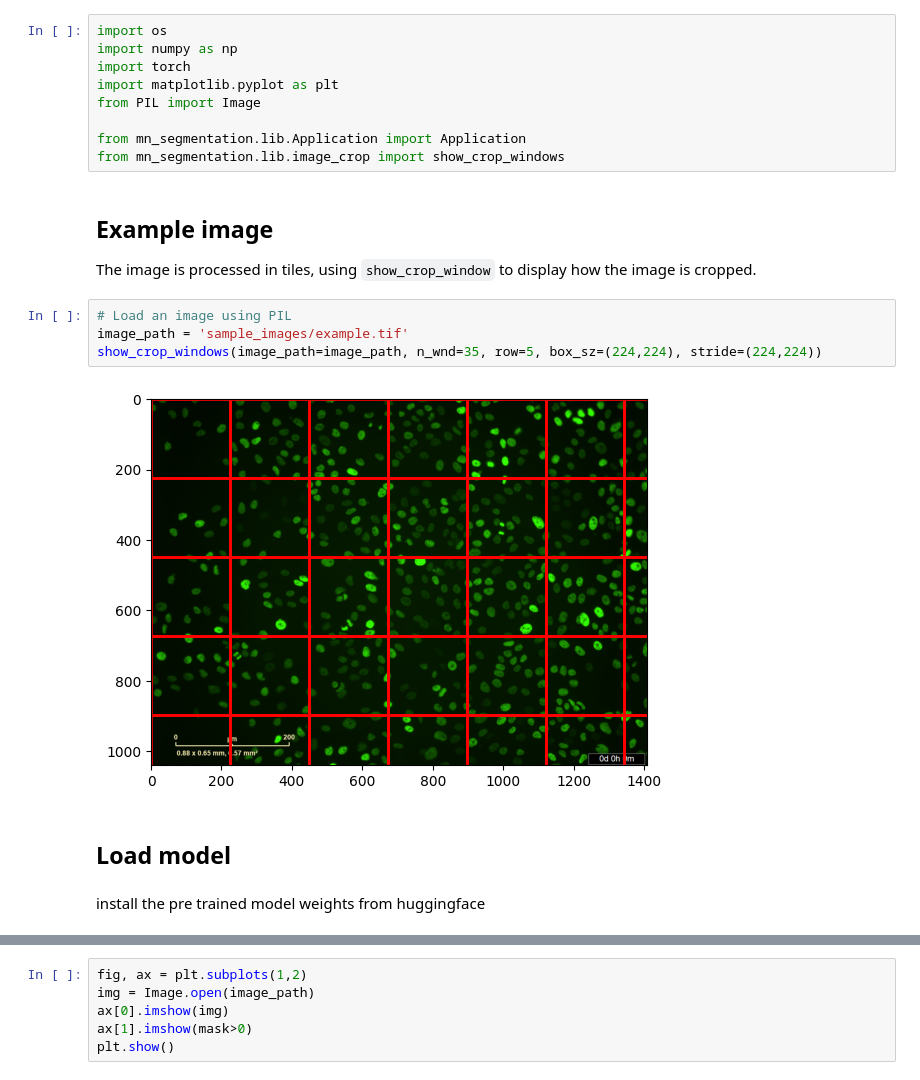
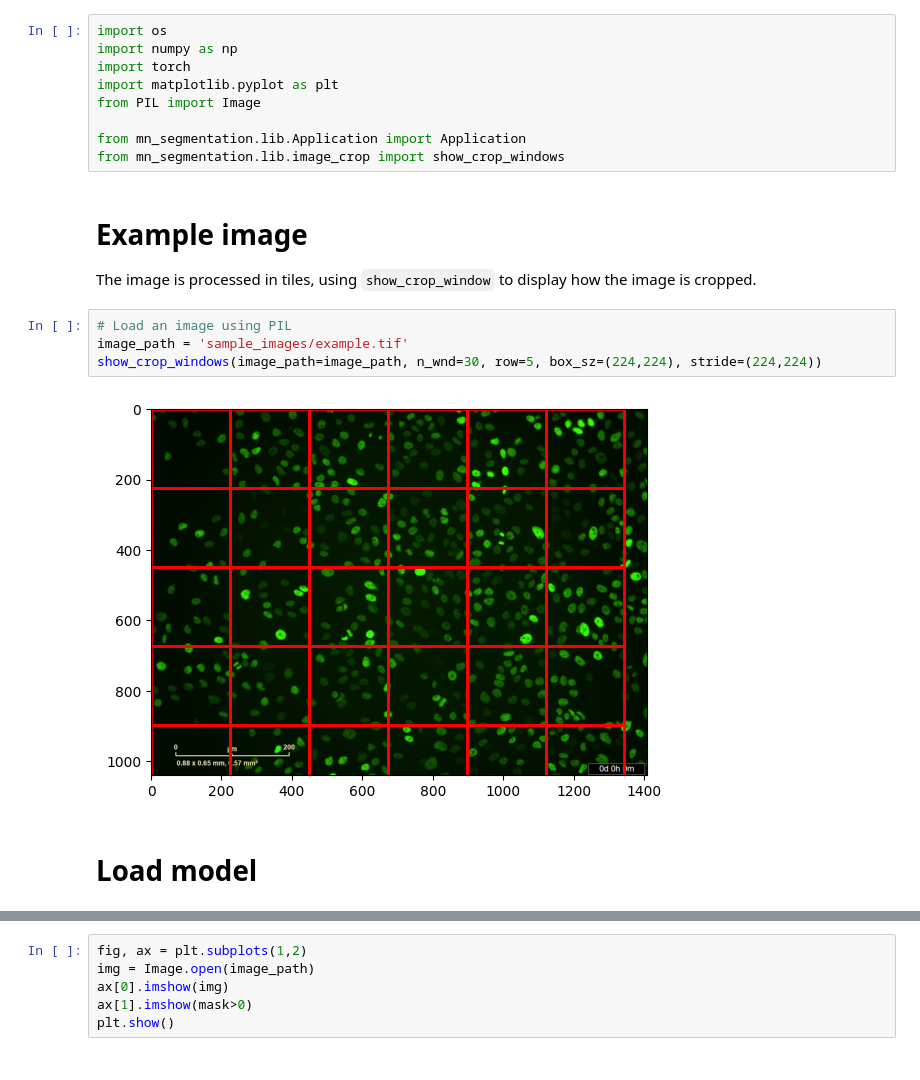
Before and after one commit to kew6688/MicroNuclei_Detection, a Jupyter notebook: src/notebooks/tutorial.ipynb, the cells around one changed output, grey strips where cells are left out. Cells and saved outputs as stored; diff of their text form.

````diff
--- a/src/notebooks/tutorial.ipynb
+++ b/src/notebooks/tutorial.ipynb
@@ -49,16 +130,14 @@ from PIL import Image
 from mn_segmentation.lib.Application import Application
 from mn_segmentation.lib.image_crop import show_crop_windows
 # %% [markdown]
-## Example image
+# Example image
 
 The image is processed in tiles, using ```show_crop_window``` to display how the image is cropped.
 # %%
 # Load an image using PIL
 image_path = 'sample_images/example.tif'
-show_crop_windows(image_path=image_path, n_wnd=35, row=5, box_sz=(224,224), stride=(224,224))
+show_crop_windows(image_path=image_path, n_wnd=30, row=5, box_sz=(224,224), stride=(224,224))
 # %% [output]
-[figure, old version]
+[figure, new version]
 # %% [markdown]
-## Load model
+# Load model
-# %% [markdown]
-install the pre trained model weights from huggingface
````
Also changed, not shown: parts of 20 cells of this notebook, 6 other files.
